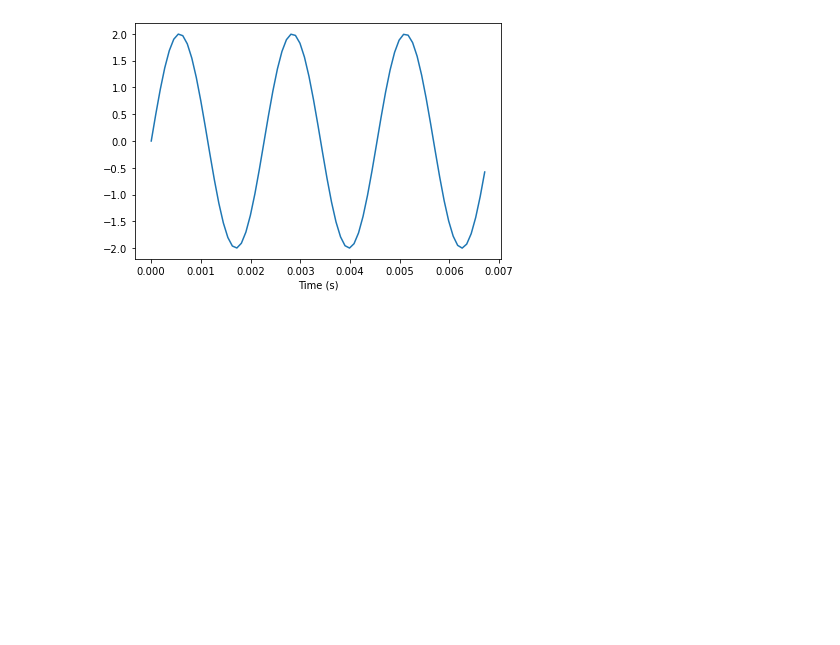
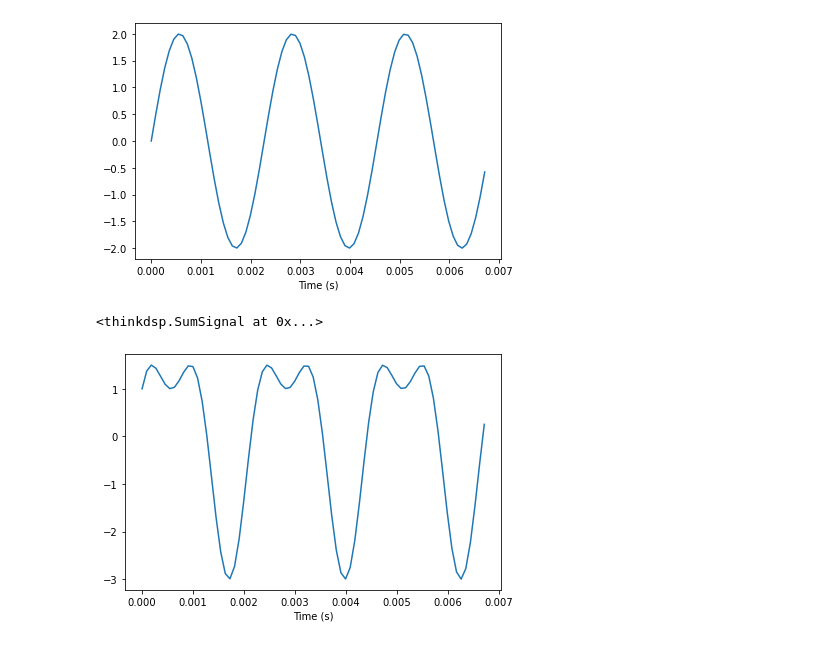
Before and after one commit to zulfaan/real-analisis-data-geofisika, a Jupyter notebook: ADG_Example.ipynb, the cells around one changed output. Saved outputs shown, nothing was run; the diff lists cells and outputs as text; code cells hidden in the pictures; blank space fills up the shorter version.

```diff
--- a/ADG_Example.ipynb
+++ b/ADG_Example.ipynb
@@ -22,3 +22,13 @@ sin_sig.plot()
 decorate(xlabel='Time (s)')
 # %% [output]
 [figure]
+# %%
+mix = sin_sig + cos_sig
+mix
+# %% [output]
+<thinkdsp.SumSignal at 0x...>
+# %%
+mix.plot()
+decorate(xlabel='Time (s)')
+# %% [output]
+[figure, added]
```
